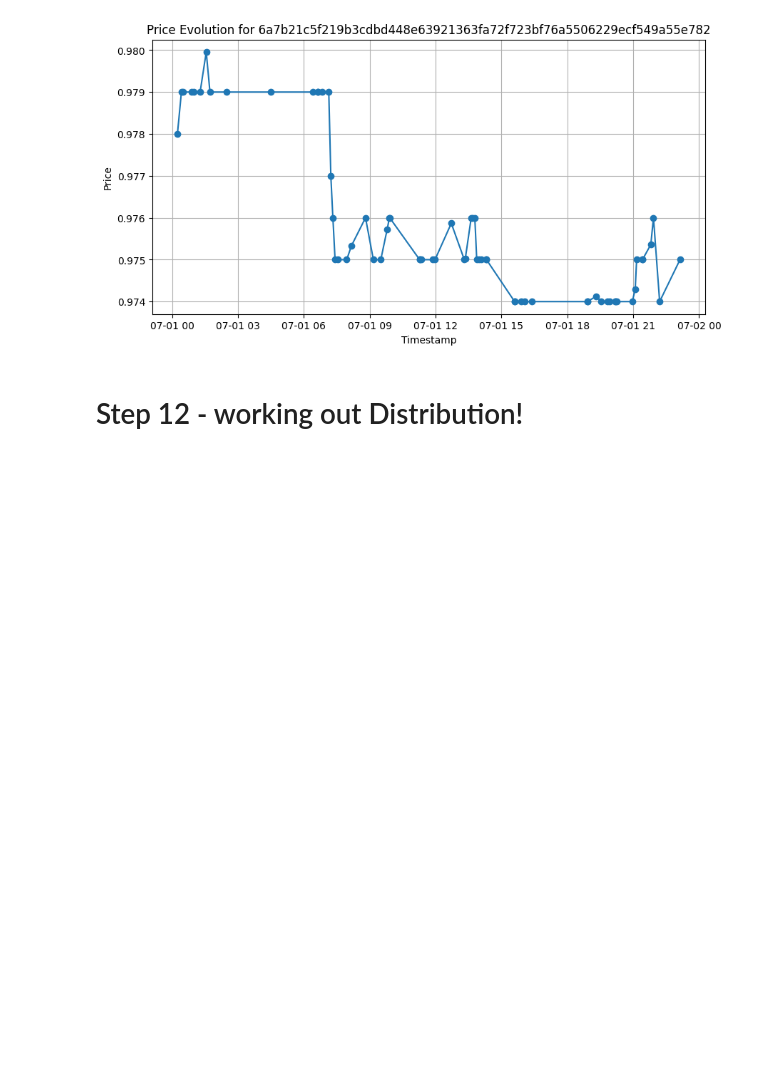
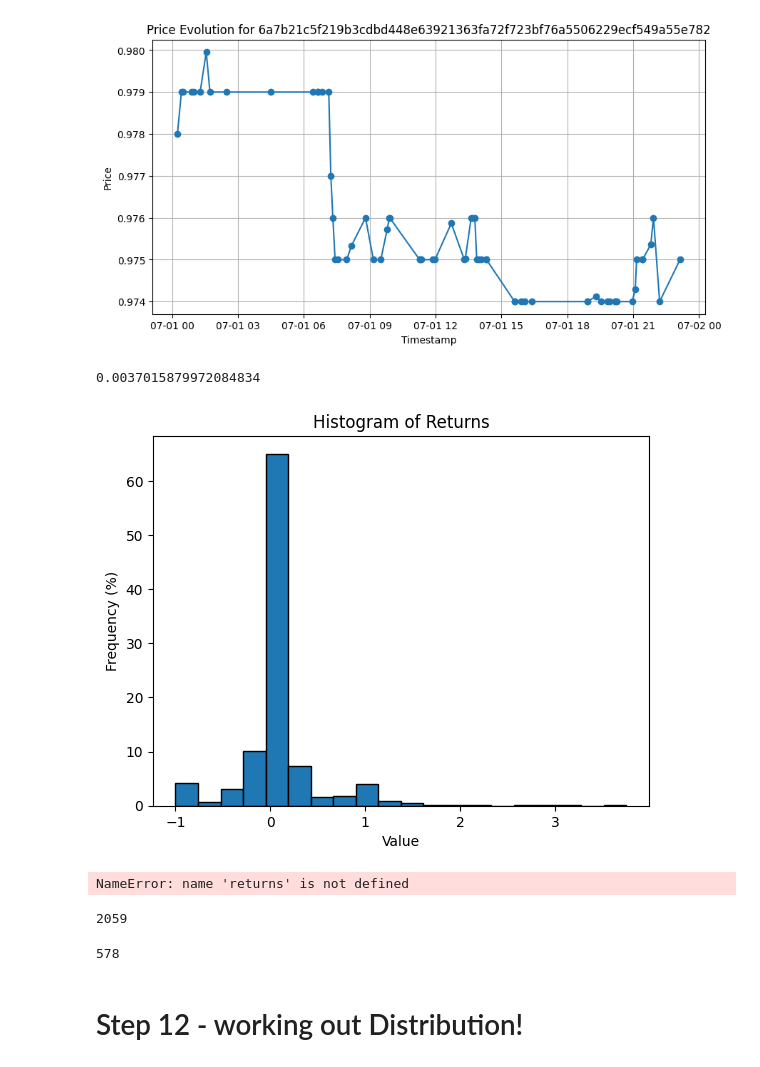
Before and after one commit to jonahk0702/How-Are-Returns-Distributed-in-Prediction-Markets, a Jupyter notebook: main.ipynb, the cells around one changed output. Saved outputs shown, nothing was run; the diff lists cells and outputs as text; code cells hidden in the pictures; blank space fills up the shorter version.

Commit message:
returns plotted

```diff
--- a/main.ipynb
+++ b/main.ipynb
@@ -115,7 +115,7 @@ matched_df
 # %%
 
 
-people = {}
+people = People()
 stockExchange = StockPortfolio()
 
 
@@ -135,14 +135,8 @@ def handle_orders(df):
 
 
 
-    if maker not in people:
-        people[maker] = Person(maker, 0)
-
-    if taker not in people:
-        people[taker] = Person(taker, 0)
-
-
-
+    people.potential_add_person(maker)
+    people.potential_add_person(taker)
 
 
 
@@ -150,15 +144,15 @@ def handle_orders(df):
         ### Maker is buying!
 
 
-        people[maker].buy(taker_asset_id, taker_amount, maker_amount)
-        people[taker].sell(taker_asset_id, taker_amount, maker_amount)
+        people.people[maker].buy(taker_asset_id, taker_amount, maker_amount)
+        people.people[taker].sell(taker_asset_id, taker_amount, maker_amount)
 
         stockExchange.add_price(taker_asset_id, timeStamp, maker_amount/taker_amount)
 
     if taker_asset_id == "000000000000000000000000000000000000000000000000000000000000000":
         # Taker is selling!
-        people[taker].buy(maker_asset_id,maker_amount, taker_amount)
-        people[maker].sell(maker_asset_id, maker_amount, taker_amount)
+        people.people[taker].buy(maker_asset_id,maker_amount, taker_amount)
+        people.people[maker].sell(maker_asset_id, maker_amount, taker_amount)
         stockExchange.add_price(maker_asset_id, timeStamp, taker_amount/maker_amount)
 
 
@@ -221,6 +233,14 @@ for index, row in matched_df.iterrows():
 stockExchange.stocks["6a7b21c5f219b3cdbd448e63921363fa72f723bf76a5506229ecf549a55e782"].plot_prices()
 # %% [output]
 [figure]
+# %%
+people.people["0x000000000000000000000000b2d31d52b9272fe5d3caad2ed15a0b671e1f05e4"].get_total_return(stockExchange)
+# %% [output]
+0.0037015879972084834
+# %%
+people.plot_returns(stockExchange)
+# %% [output]
+[figure, added]
 # %%
 
 
@@ -232,3 +252,25 @@ with open("./people.pkl", "wb") as f:
 # saving objects (saves the whole dictionary of objects)
 with open("./exchnage.pkl", "wb") as f:
     pickle.dump(stockExchange, f)
+# %%
+import matplotlib.pyplot as plt
+
+# Example list of values
+
+
+# Create histogram with percentage frequency
+plt.hist(returns, bins=20, weights=[100/len(returns)]*len(returns), edgecolor='black')
+
+# Add title and labels
+plt.title('Histogram of Returns')
+plt.xlabel('Value')
+plt.ylabel('Frequency (%)')
+
+# Show the plot
+plt.show()
+# %% [output]
+NameError: name 'returns' is not defined
+# %%
+len(returns)
+# %% [output]
+2059
@@ -235,3 +283,7 @@ with open("./exchnage.pkl", "wb") as f:
+# %%
+counter
+# %% [output]
+578
 # %% [markdown]
 # Step 12 - working out Distribution!
 # %%
```
Also changed, not shown: parts of 5 cells of this notebook, 3 other files.
